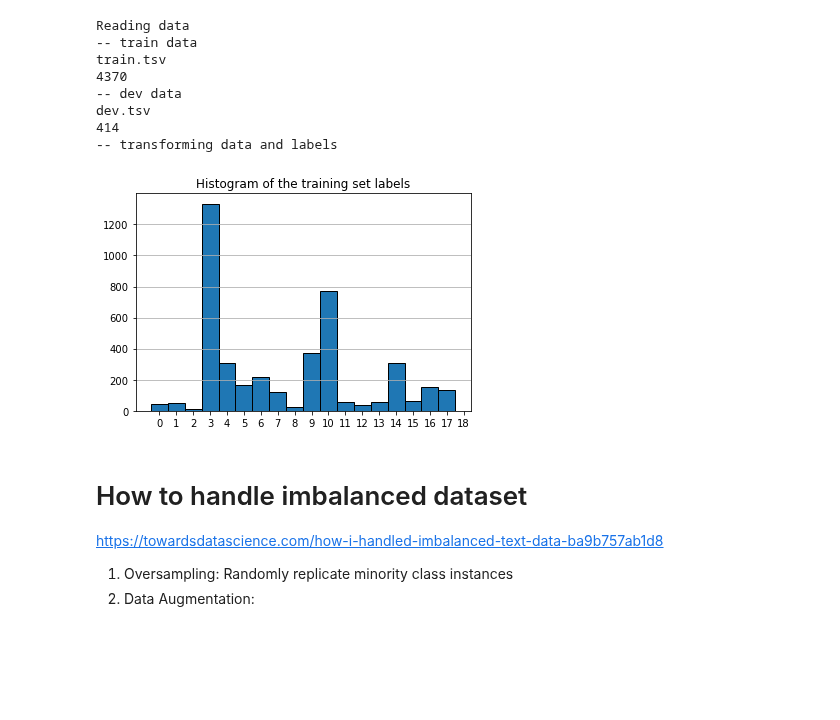
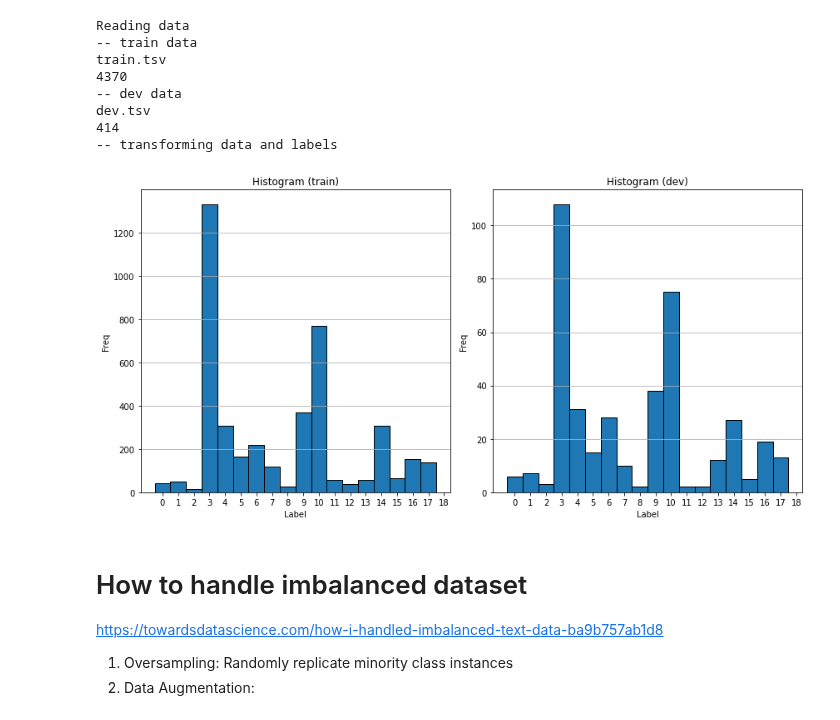
Before and after one commit to sahn93/uci-statnlp, a Jupyter notebook: hw1/explore_data.ipynb, the cells around one changed output. Saved outputs shown, nothing was run; the diff lists cells and outputs as text; code cells hidden in the pictures; blank space fills up the shorter version.

```diff
--- a/hw1/explore_data.ipynb
+++ b/hw1/explore_data.ipynb
@@ -17,15 +17,26 @@ dev.tsv
 # %%
 import numpy as np
 import matplotlib.pyplot as plt
 
+fig, axs = plt.subplots(1, 2, figsize=(12, 4), tight_layout=True)
+
+axs[0].set_title("Histogram (train)")
+axs[0].set_xlabel('Label')
+axs[0].set_ylabel('Freq')
 bins = np.unique(speech.trainy)
-plt.hist(speech.trainy, bins=bins-.5, edgecolor='black')
-plt.xticks(bins)
-plt.grid(axis='y')
-plt.title("Histogram of the training set labels")
-plt.show()
+axs[0].hist(speech.trainy, bins=bins-.5, edgecolor='black')
+axs[0].set_xticks(bins)
+axs[0].grid(axis='y')
+
+axs[1].set_title("Histogram (dev)")
+axs[1].set_xlabel('Label')
+axs[1].set_ylabel('Freq')
+bins = np.unique(speech.devy)
+axs[1].hist(speech.devy, bins=bins-.5, edgecolor='black')
+axs[1].set_xticks(bins)
+axs[1].grid(axis='y')
 # %% [output]
-[figure, old version]
+[figure, new version]
 # %% [markdown]
 # How to handle imbalanced dataset
 
```
Also changed, not shown: 8 other files.
